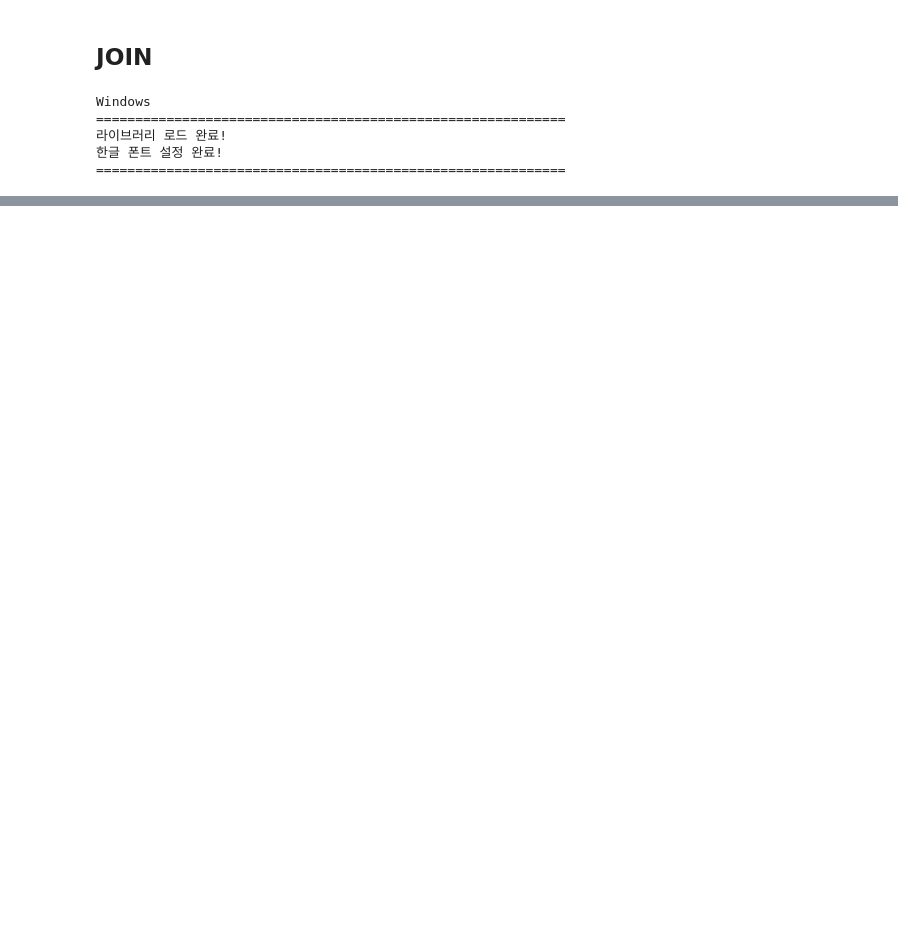
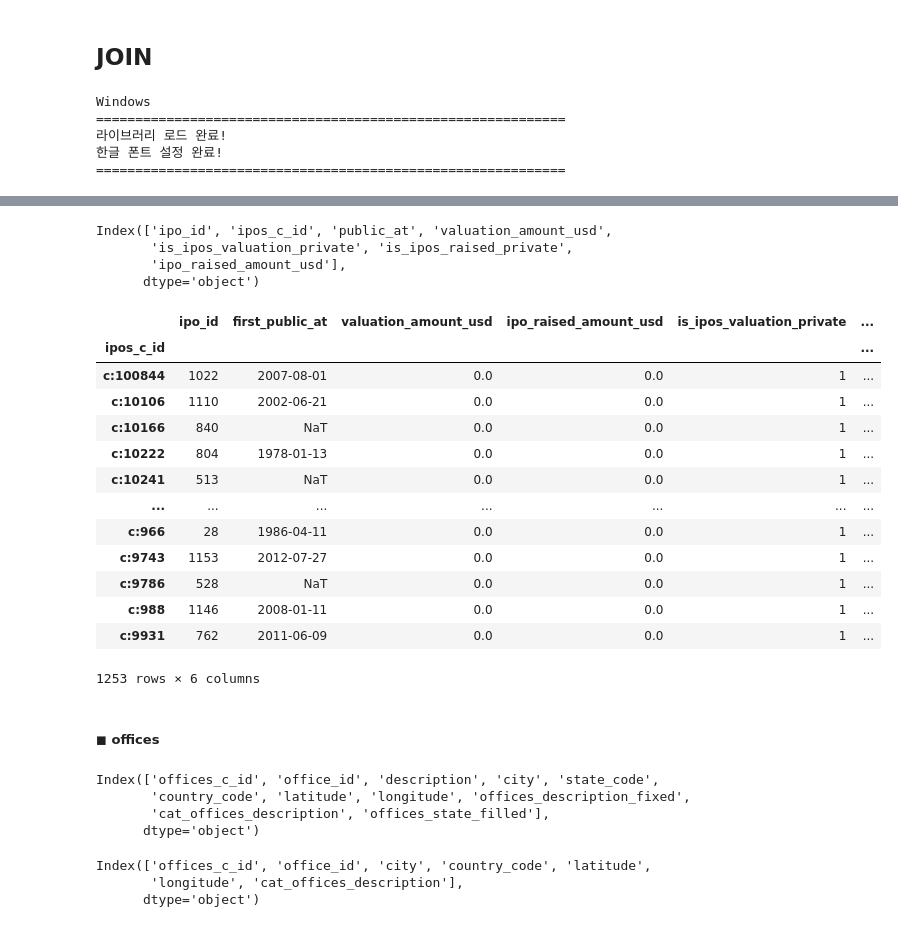
Before and after one commit to hiipseal/Final_project, a Jupyter notebook: sh_join_v2.ipynb, the cells around one changed output, grey strips where cells are left out. Cells and saved outputs as stored; diff of their text form; code cells hidden in the pictures; blank space fills up the shorter version.

```diff
--- a/sh_join_v2.ipynb
+++ b/sh_join_v2.ipynb
@@ -979,0 +437,66 @@ IPO(이슈/마일스톤) ipo_issues csv 추출 완료!
+# %%
+cols_use = [
+    #ipos
+    "ipo_id"                , "ipos_c_id"                   , "public_at"               ,
+    "valuation_amount_usd"  , "is_ipos_valuation_private"   , "is_ipos_raised_private"  ,
+    "ipo_raised_amount_usd"
+]
+ipo = ipo[cols_use].copy()
+print(ipo.columns)
+# %% [output]
+Index(['ipo_id', 'ipos_c_id', 'public_at', 'valuation_amount_usd',
+       'is_ipos_valuation_private', 'is_ipos_raised_private',
+       'ipo_raised_amount_usd'],
+      dtype='object')
+# %%
+ipo["public_at"] = pd.to_datetime(ipo["public_at"], errors='coerce')
+ipo_by_company = (
+    ipo
+    .groupby("ipos_c_id")
+    .agg(
+            ipo_id                      = ("ipo_id","first"),
+            first_public_at             = ("public_at","min"),   # 첫번째 이벤트
+            valuation_amount_usd        = ("valuation_amount_usd","sum"),
+            ipo_raised_amount_usd       = ("ipo_raised_amount_usd","sum"),
+            is_ipos_valuation_private   = ("is_ipos_valuation_private","max"),
+            is_ipos_raised_private      = ("is_ipos_raised_private","max")
+        )
+)
+ipo_by_company
+# %% [output]
+|  | ipo_id | first_public_at | valuation_amount_usd | ipo_raised_amount_usd | is_ipos_valuation_private | ... |
+| ipos_c_id |  |  |  |  |  | ... |
+| c:100844 | 1022 | 2007-08-01 | 0.0 | 0.0 | 1 | ... |
+| c:10106 | 1110 | 2002-06-21 | 0.0 | 0.0 | 1 | ... |
+| c:10166 | 840 | NaT | 0.0 | 0.0 | 1 | ... |
+| c:10222 | 804 | 1978-01-13 | 0.0 | 0.0 | 1 | ... |
+| c:10241 | 513 | NaT | 0.0 | 0.0 | 1 | ... |
+| ... | ... | ... | ... | ... | ... | ... |
+| c:966 | 28 | 1986-04-11 | 0.0 | 0.0 | 1 | ... |
+| c:9743 | 1153 | 2012-07-27 | 0.0 | 0.0 | 1 | ... |
+| c:9786 | 528 | NaT | 0.0 | 0.0 | 1 | ... |
+| c:988 | 1146 | 2008-01-11 | 0.0 | 0.0 | 1 | ... |
+| c:9931 | 762 | 2011-06-09 | 0.0 | 0.0 | 1 | ... |
+1253 rows × 6 columns
+# %% [markdown]
+##### ◼ offices
+# %%
+off.columns
+# %% [output]
+Index(['offices_c_id', 'office_id', 'description', 'city', 'state_code',
+       'country_code', 'latitude', 'longitude', 'offices_description_fixed',
+       'cat_offices_description', 'offices_state_filled'],
+      dtype='object')
+# %%
+cols_use = [
+    #offices
+    "offices_c_id"  , "office_id"  , "city"       ,
+    "country_code"  , "latitude"   , "longitude"  ,
+    "cat_offices_description"
+]
+off = off[cols_use].copy()
+print(off.columns)
+# %% [output]
+Index(['offices_c_id', 'office_id', 'city', 'country_code', 'latitude',
+       'longitude', 'cat_offices_description'],
+      dtype='object')
```
Also changed, not shown: parts of 109 cells of this notebook.
